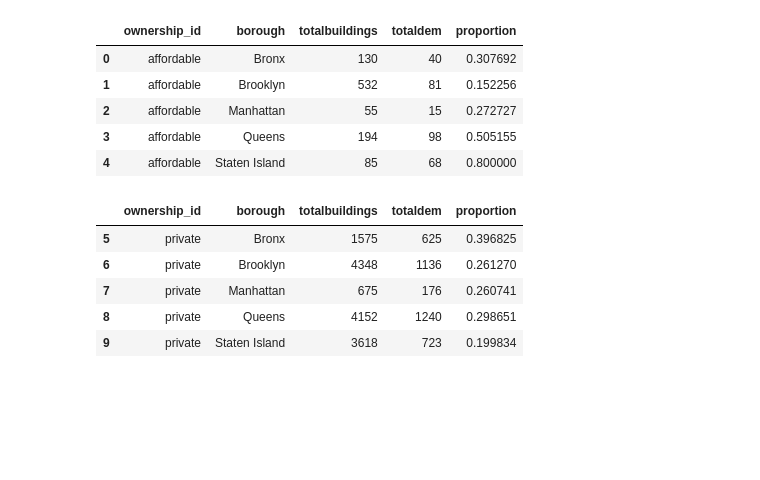
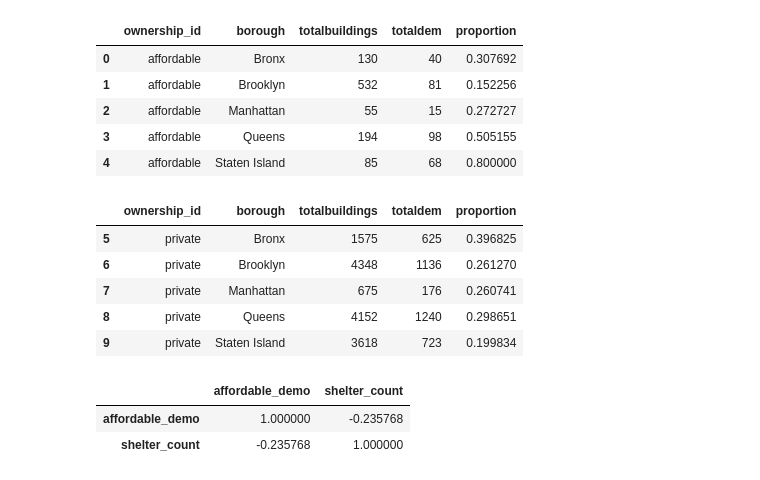
Before and after one commit to kevinserr/Time_Series_Forecast_of_Homelessness_in_NYC_with_Local_Model_Deployment, a Jupyter notebook: python/vincent_eda.ipynb, the cells around one changed output. Cells and saved outputs as stored; diff of their text form; code cells hidden in the pictures; blank space fills up the shorter version.

Commit message:
updating eda to resample for quarter for correlations

```diff
--- a/python/vincent_eda.ipynb
+++ b/python/vincent_eda.ipynb
@@ -564,3 +583,18 @@ Conclusion: The proportion of borough level demolitions of private housing to to
 | 7 | private | Manhattan | 675 | 176 | 0.260741 |
 | 8 | private | Queens | 4152 | 1240 | 0.298651 |
 | 9 | private | Staten Island | 3618 | 723 | 0.199834 |
+# %%
+# changing sampling to be every 6 months, allows for grouping of months since demolitions don't happen frequently
+
+attempt = datedf.set_index('month_date')
+
+attempt['affordable_demo'] = attempt['affordable_demo'].astype(int)
+
+attempt = attempt.resample('QS').sum()
+
+
+attempt.corr()
+# %% [output]
+|  | affordable_demo | shelter_count |
+| affordable_demo | 1.000000 | -0.235768 |
+| shelter_count | -0.235768 | 1.000000 |
```
Also changed, not shown: parts of 7 cells of this notebook.
